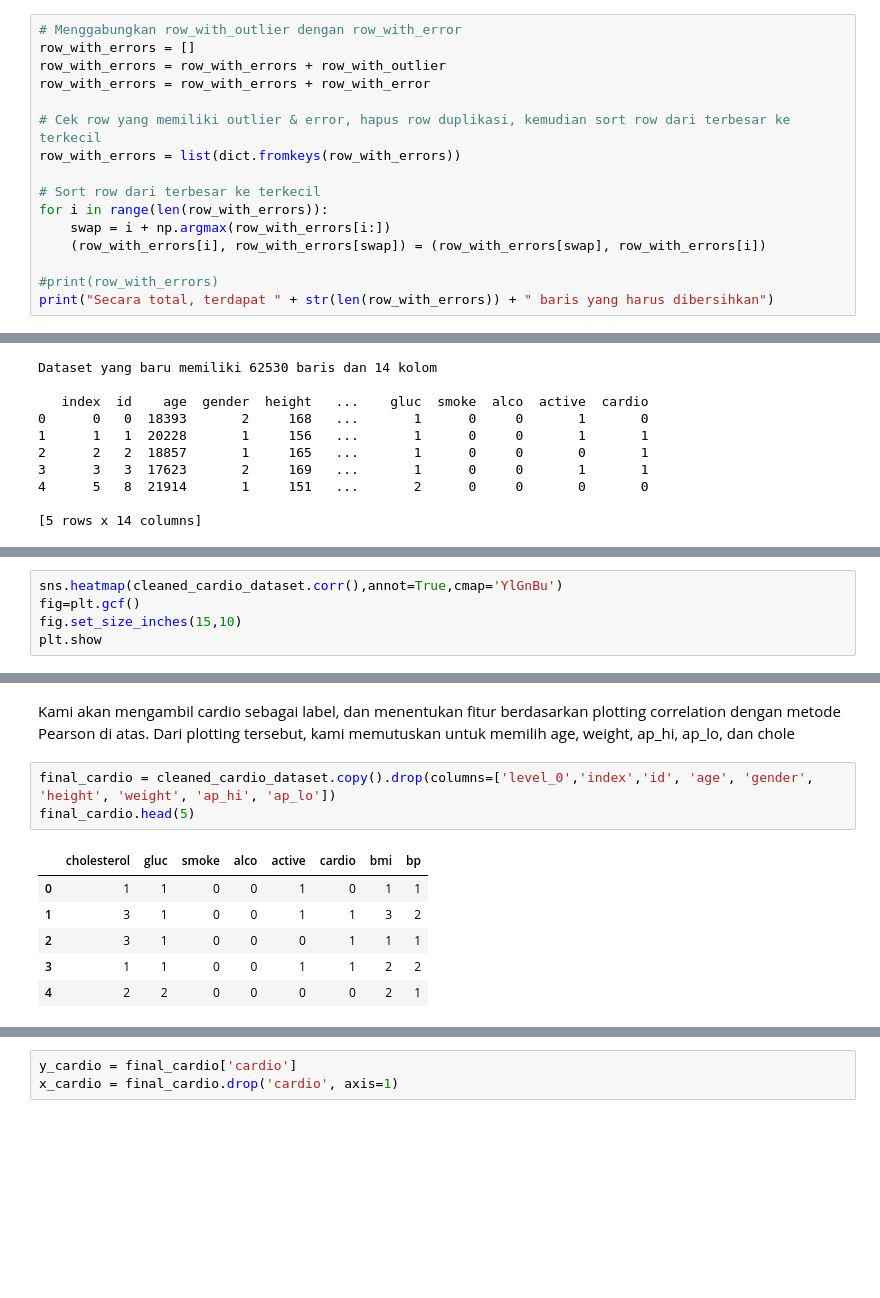
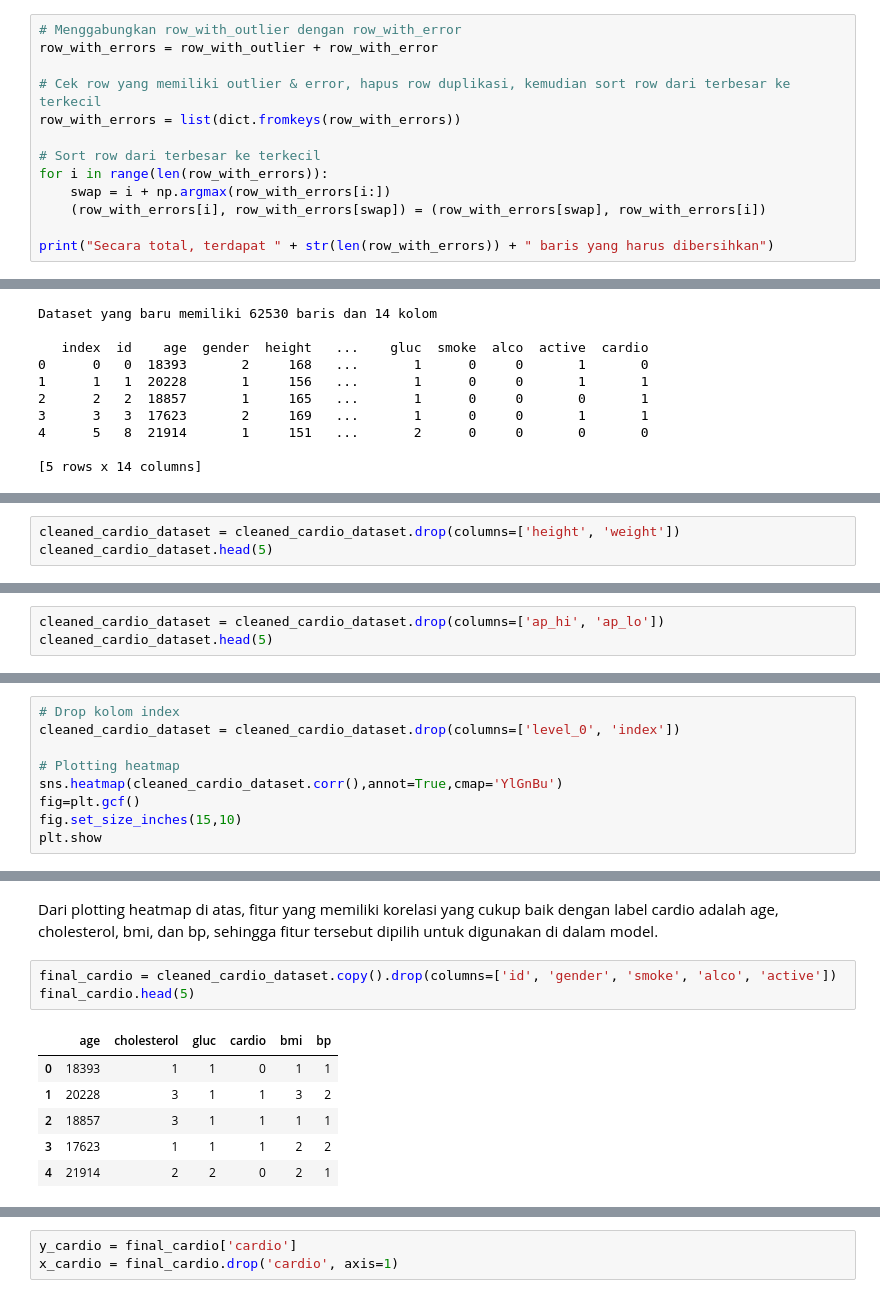
Before and after one commit to machine-learning-2018-2019-fasilkom-ui/Mencoba-Learning, a Jupyter notebook: Mencoba Learning_FinalProject.ipynb, the cells around one changed output, grey strips where cells are left out. Drawn from its saved outputs; the diff is of its cells as text; blank space fills up the shorter version.

```diff
--- a/Mencoba Learning_FinalProject.ipynb
+++ b/Mencoba Learning_FinalProject.ipynb
@@ -133,8 +161,6 @@ Dataset memiliki 1234 yang memiliki ap_lo yang lebih tinggi dari ap_hi
 # %%
 # Menggabungkan row_with_outlier dengan row_with_error
-row_with_errors = []
-row_with_errors = row_with_errors + row_with_outlier
-row_with_errors = row_with_errors + row_with_error
+row_with_errors = row_with_outlier + row_with_error
 
 # Cek row yang memiliki outlier & error, hapus row duplikasi, kemudian sort row dari terbesar ke terkecil
 row_with_errors = list(dict.fromkeys(row_with_errors))
@@ -144,7 +170,6 @@ for i in range(len(row_with_errors)):
     swap = i + np.argmax(row_with_errors[i:])
     (row_with_errors[i], row_with_errors[swap]) = (row_with_errors[swap], row_with_errors[i])
 
-#print(row_with_errors)
 print("Secara total, terdapat " + str(len(row_with_errors)) + " baris yang harus dibersihkan")
 # %% [output]
 Secara total, terdapat 7470 baris yang harus dibersihkan
@@ -212,0 +244,3 @@ print(cleaned_cardio_dataset.head(5))
+# %%
+cleaned_cardio_dataset = cleaned_cardio_dataset.drop(columns=['height', 'weight'])
+cleaned_cardio_dataset.head(5)
@@ -290,0 +333,3 @@ https://www.statisticssolutions.com/correlation-pearson-kendall-spearman/
+# %%
+cleaned_cardio_dataset = cleaned_cardio_dataset.drop(columns=['ap_hi', 'ap_lo'])
+cleaned_cardio_dataset.head(5)
@@ -291,4 +347,8 @@ https://www.statisticssolutions.com/correlation-pearson-kendall-spearman/
 # %%
+# Drop kolom index
+cleaned_cardio_dataset = cleaned_cardio_dataset.drop(columns=['level_0', 'index'])
+
+# Plotting heatmap
 sns.heatmap(cleaned_cardio_dataset.corr(),annot=True,cmap='YlGnBu')
 fig=plt.gcf()
 fig.set_size_inches(15,10)
@@ -299,15 +359,15 @@ plt.show
-# %% [markdown]
-Kami akan mengambil cardio sebagai label, dan menentukan fitur berdasarkan plotting correlation dengan metode Pearson di atas. Dari plotting tersebut, kami memutuskan untuk memilih age, weight, ap_hi, ap_lo, dan chole
+# %% [markdown]
+Dari plotting heatmap di atas, fitur yang memiliki korelasi yang cukup baik dengan label cardio adalah age, cholesterol, bmi, dan bp, sehingga fitur tersebut dipilih untuk digunakan di dalam model.
 # %%
-final_cardio = cleaned_cardio_dataset.copy().drop(columns=['level_0','index','id', 'age', 'gender', 'height', 'weight', 'ap_hi', 'ap_lo'])
+final_cardio = cleaned_cardio_dataset.copy().drop(columns=['id', 'gender', 'smoke', 'alco', 'active'])
 final_cardio.head(5)
 # %% [output]
-|  | cholesterol | gluc | smoke | alco | active | cardio | bmi | bp |
-| 0 | 1 | 1 | 0 | 0 | 1 | 0 | 1 | 1 |
-| 1 | 3 | 1 | 0 | 0 | 1 | 1 | 3 | 2 |
-| 2 | 3 | 1 | 0 | 0 | 0 | 1 | 1 | 1 |
-| 3 | 1 | 1 | 0 | 0 | 1 | 1 | 2 | 2 |
-| 4 | 2 | 2 | 0 | 0 | 0 | 0 | 2 | 1 |
+|  | age | cholesterol | gluc | cardio | bmi | bp |
+| 0 | 18393 | 1 | 1 | 0 | 1 | 1 |
+| 1 | 20228 | 3 | 1 | 1 | 3 | 2 |
+| 2 | 18857 | 3 | 1 | 1 | 1 | 1 |
+| 3 | 17623 | 1 | 1 | 1 | 2 | 2 |
+| 4 | 21914 | 2 | 2 | 0 | 2 | 1 |
 # %%
 final_cardio.describe()
 # %% [output]
```
Also changed, not shown: parts of 62 cells of this notebook.
